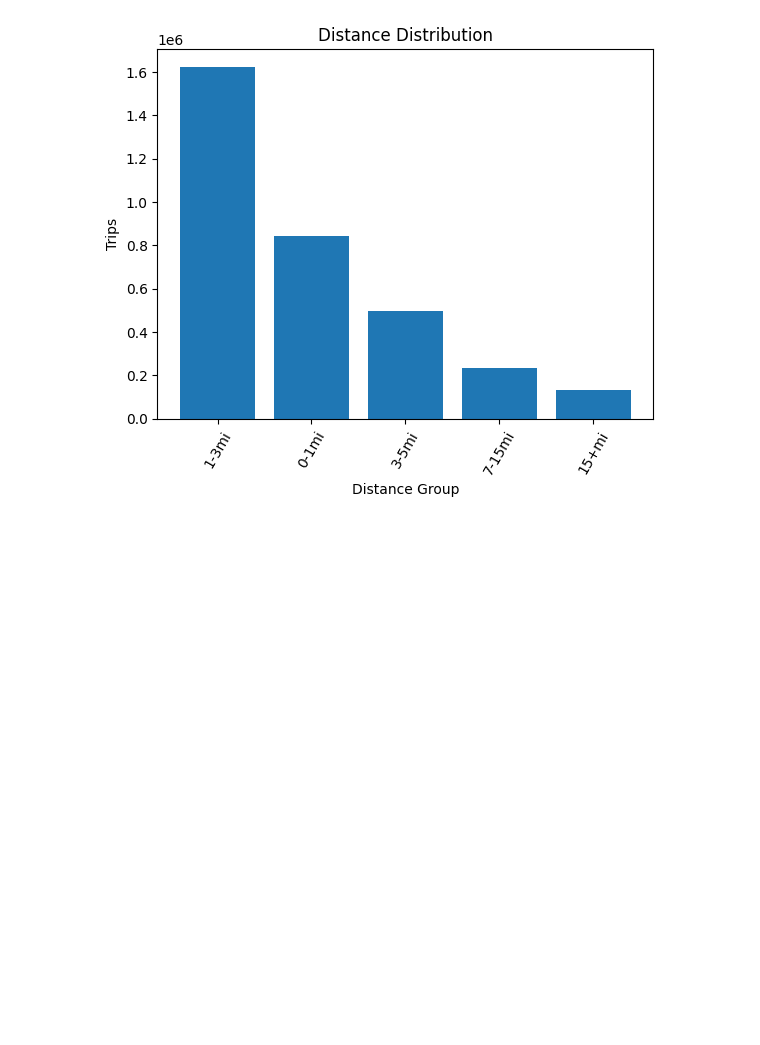
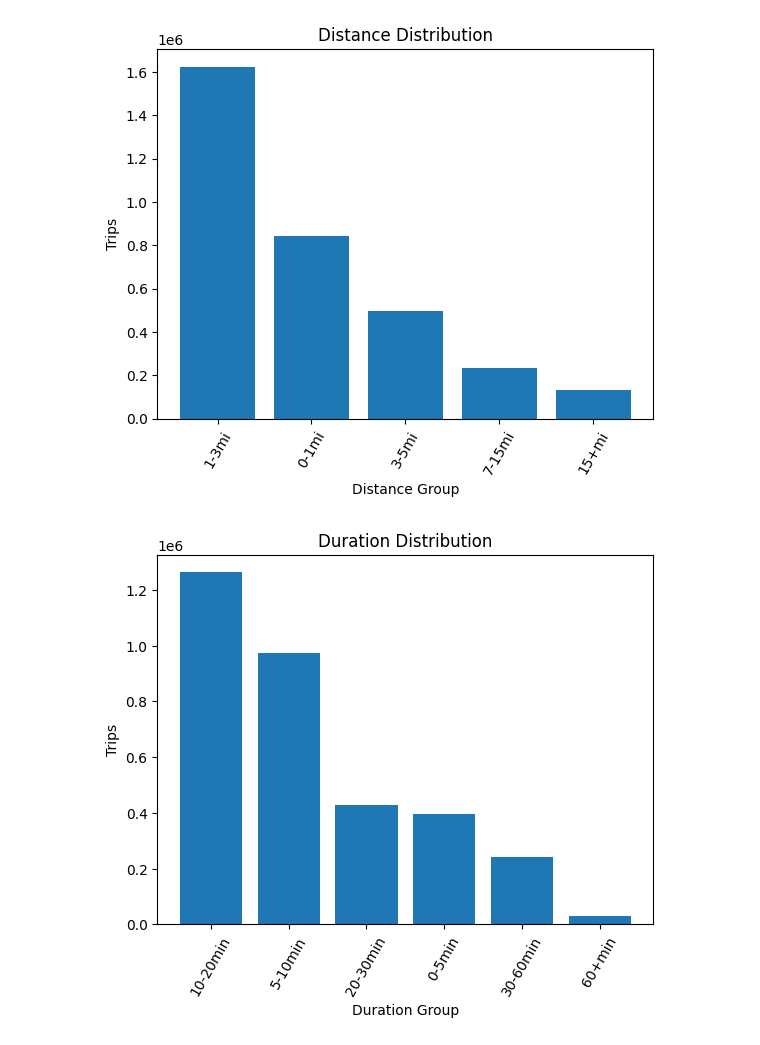
Before and after one commit to vodliosje/TaxiNYC, a Jupyter notebook: notebooks/2.1_pandas_eda.ipynb, the cells around one changed output. Saved outputs shown, nothing was run; the diff lists cells and outputs as text; code cells hidden in the pictures; blank space fills up the shorter version.

```diff
--- a/notebooks/2.1_pandas_eda.ipynb
+++ b/notebooks/2.1_pandas_eda.ipynb
@@ -256,3 +256,38 @@ plt.xticks(rotation = 60)
 plt.show()
 # %% [output]
 [figure]
+# %%
+#Duration distribution
+
+bins = [0,5,10,20,30,60,np.inf]
+locals = ['0-5min','5-10min','10-20min','20-30min','30-60min','60+min']
+
+df['duration_group'] = pd.cut(df['duration_mins'],bins = bins, labels = locals, right = False)
+
+duration_distribution = (
+    df.groupby('duration_group')
+    .agg(
+        total_passenger = ('passenger_count','sum'),
+        trip_count = ('tpep_pickup_datetime','count'),
+        avg_trip_distance =('trip_distance','mean'),
+        revenue= ("total_amount","sum"),
+        avg_tip_rate = ('tip_rate','mean'),
+        avg_duration = ('duration_mins','mean')
+    )
+    .sort_values('trip_count', ascending = False)
+    .reset_index()
+)
+
+duration_distribution['avg_tip_rate'] = duration_distribution['avg_tip_rate'] * 100
+
+plt.Figure(figsize = (10,5))
+plt.title('Duration Distribution')
+
+plt.bar(duration_distribution['duration_group'].astype(str),duration_distribution ['trip_count'])
+
+plt.xlabel('Duration Group')
+plt.ylabel('Trips')
+plt.xticks(rotation = 60)
+plt.show()
+# %% [output]
+[figure, added]
```
Also changed, not shown: parts of 9 cells of this notebook.
